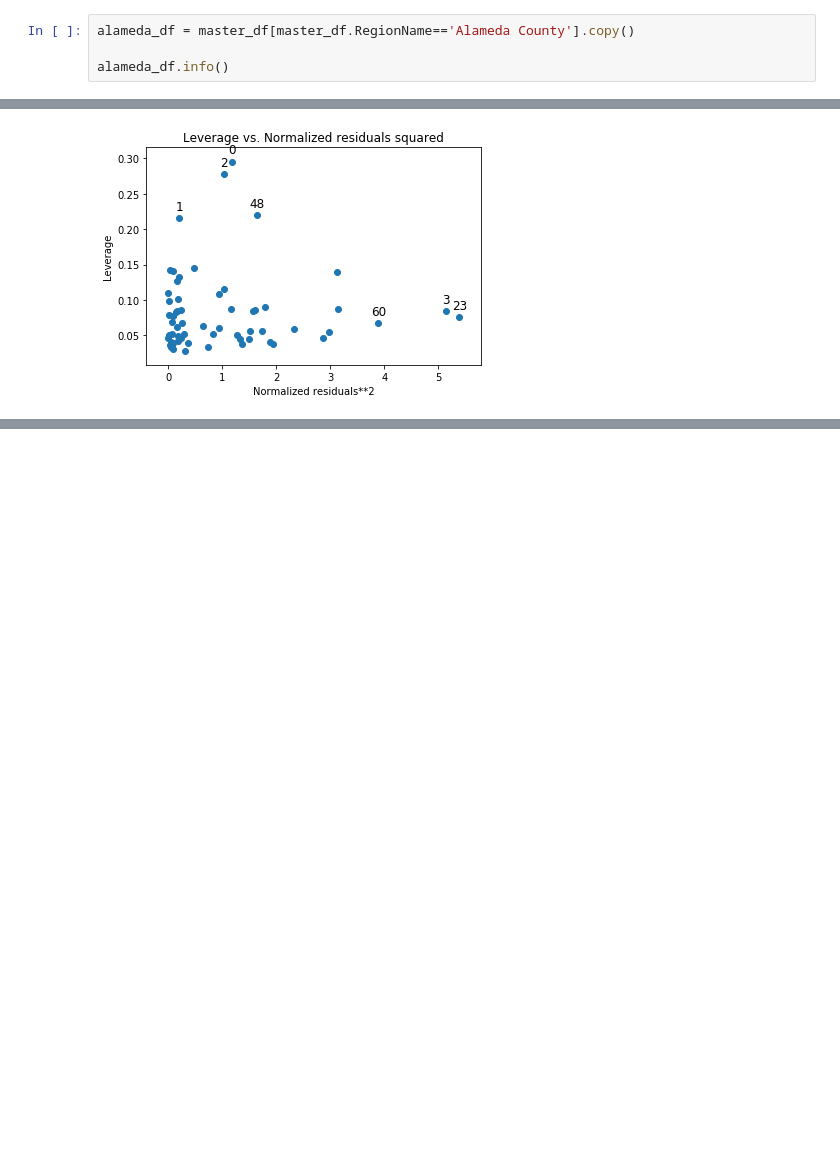
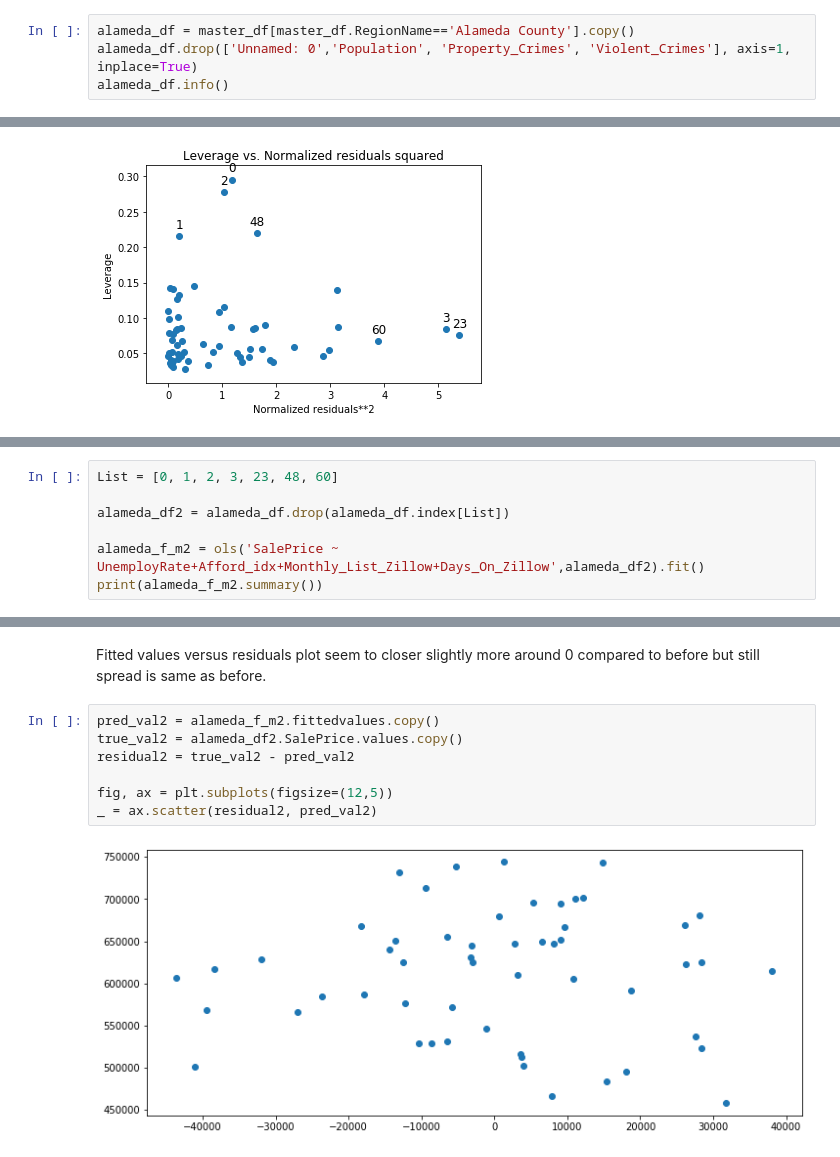
Before and after one commit to yulmee/springboard, a Jupyter notebook: Cap_Stone_1/Unit_10_Modeling_WC.ipynb, the cells around one changed output, grey strips where cells are left out. Saved outputs shown, nothing was run; the diff lists cells and outputs as text; blank space fills up the shorter version.

```diff
--- a/Cap_Stone_1/Unit_10_Modeling_WC.ipynb
+++ b/Cap_Stone_1/Unit_10_Modeling_WC.ipynb
@@ -27,7 +27,7 @@ Unemployment Rate is -0.96 at strongest negative correlation. Mortgage rate has
 Only number of monthly listing in Zillow is over -0.5.
 # %%
 alameda_df = master_df[master_df.RegionName=='Alameda County'].copy()
-
+alameda_df.drop(['Unnamed: 0','Population', 'Property_Crimes', 'Violent_Crimes'], axis=1, inplace=True)
 alameda_df.info()
 # %% [output]
 <class 'pandas.core.frame.DataFrame'>
@@ -311,0 +344,7 @@ plot_leverage_resid2(alameda_f_m)
+# %%
+List = [0, 1, 2, 3, 23, 48, 60]
+
+alameda_df2 = alameda_df.drop(alameda_df.index[List])
+
+alameda_f_m2 = ols('SalePrice ~ UnemployRate+Afford_idx+Monthly_List_Zillow+Days_On_Zillow',alameda_df2).fit()
+print(alameda_f_m2.summary())
@@ -311,0 +369,11 @@ plot_leverage_resid2(alameda_f_m)
+# %% [markdown]
+Fitted values versus residuals plot seem to closer slightly more around 0 compared to before but still spread is same as before.
+# %%
+pred_val2 = alameda_f_m2.fittedvalues.copy()
+true_val2 = alameda_df2.SalePrice.values.copy()
+residual2 = true_val2 - pred_val2
+
+fig, ax = plt.subplots(figsize=(12,5))
+_ = ax.scatter(residual2, pred_val2)
+# %% [output]
+[figure, added]
```
Also changed, not shown: parts of 40 cells of this notebook.
